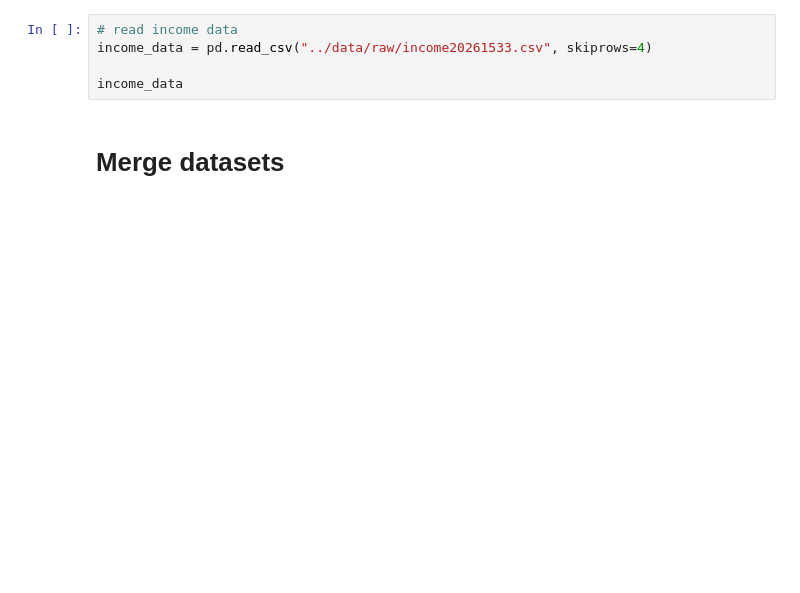
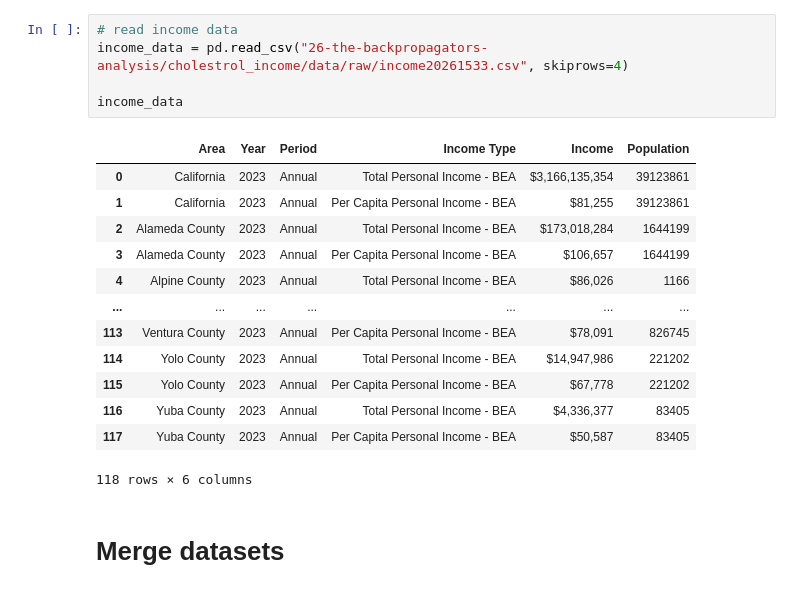
Before and after one commit to ucd-cosmos-data/26-the-backpropagators-analysis, a Jupyter notebook: cholestrol_income/notebooks/countydata.ipynb, the cells around one changed output. Cells and saved outputs as stored; diff of their text form; blank space fills up the shorter version.

```diff
--- a/cholestrol_income/notebooks/countydata.ipynb
+++ b/cholestrol_income/notebooks/countydata.ipynb
@@ -17,8 +35,22 @@ chol_ca
 # %%
 # read income data
-income_data = pd.read_csv("../data/raw/income20261533.csv", skiprows=4)
+income_data = pd.read_csv("26-the-backpropagators-analysis/cholestrol_income/data/raw/income20261533.csv", skiprows=4)
 
 income_data
+# %% [output]
+|  | Area | Year | Period | Income Type | Income | Population |
+| 0 | California | 2023 | Annual | Total Personal Income - BEA | $3,166,135,354 | 39123861 |
+| 1 | California | 2023 | Annual | Per Capita Personal Income - BEA | $81,255 | 39123861 |
+| 2 | Alameda County | 2023 | Annual | Total Personal Income - BEA | $173,018,284 | 1644199 |
+| 3 | Alameda County | 2023 | Annual | Per Capita Personal Income - BEA | $106,657 | 1644199 |
+| 4 | Alpine County | 2023 | Annual | Total Personal Income - BEA | $86,026 | 1166 |
+| ... | ... | ... | ... | ... | ... | ... |
+| 113 | Ventura County | 2023 | Annual | Per Capita Personal Income - BEA | $78,091 | 826745 |
+| 114 | Yolo County | 2023 | Annual | Total Personal Income - BEA | $14,947,986 | 221202 |
+| 115 | Yolo County | 2023 | Annual | Per Capita Personal Income - BEA | $67,778 | 221202 |
+| 116 | Yuba County | 2023 | Annual | Total Personal Income - BEA | $4,336,377 | 83405 |
+| 117 | Yuba County | 2023 | Annual | Per Capita Personal Income - BEA | $50,587 | 83405 |
+118 rows × 6 columns
 # %% [markdown]
 # Merge datasets
 # %%
```
Also changed, not shown: parts of 2 cells of this notebook.
